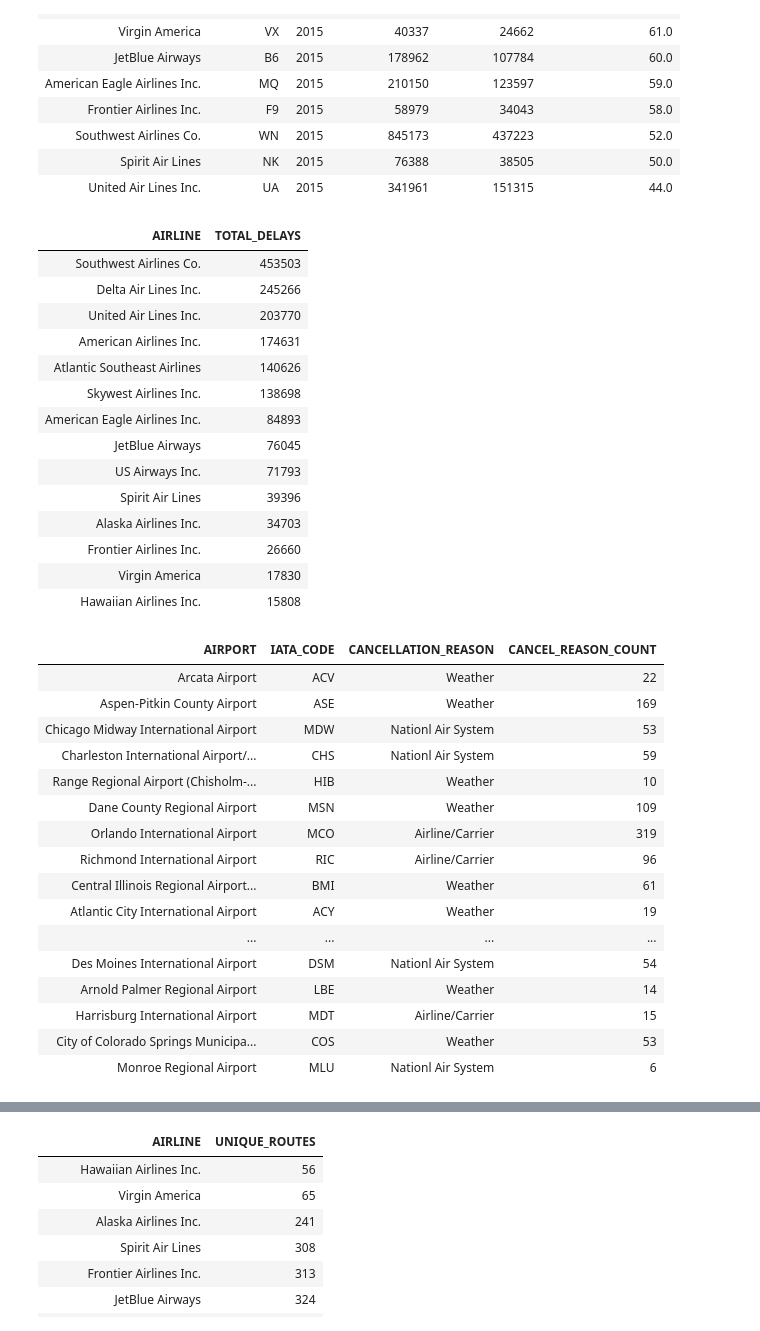
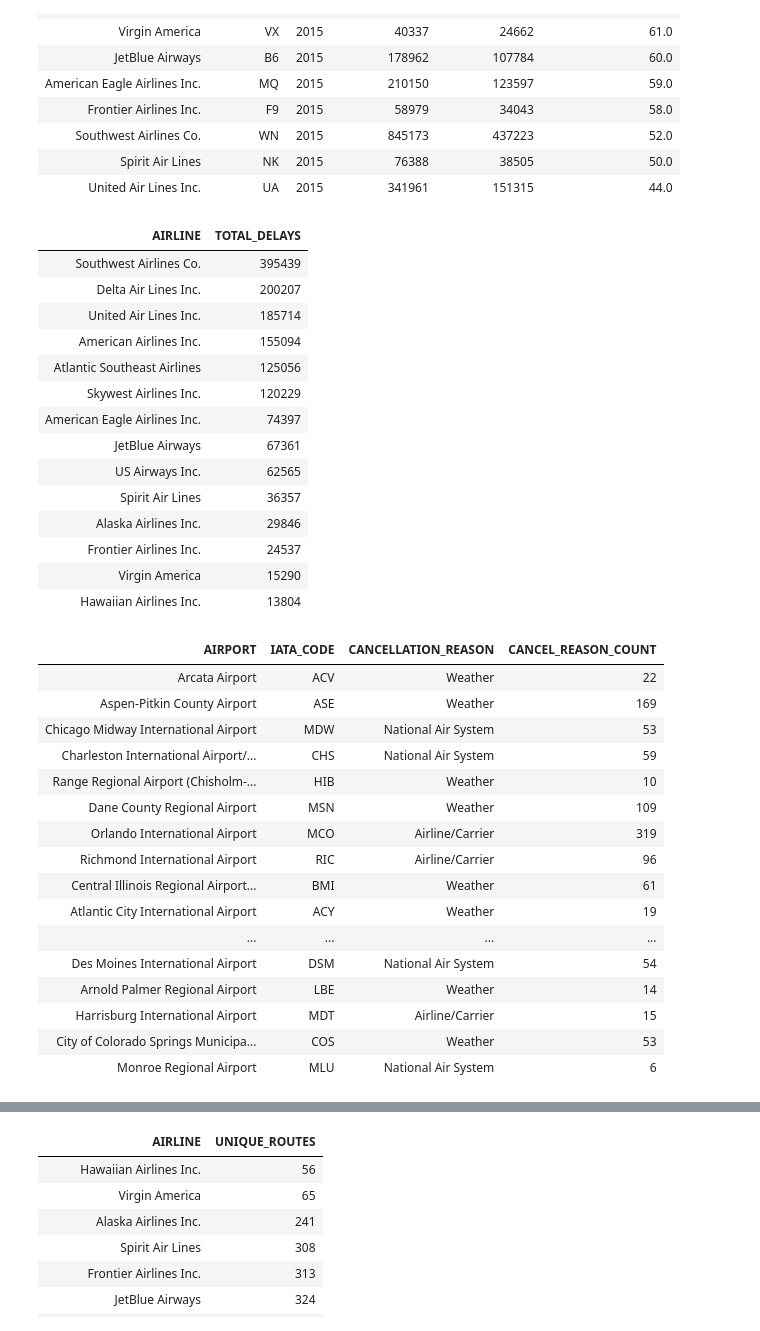
Before and after one commit to mannyq100/flight-analysis-project, a Jupyter notebook: notebooks/Users/emmanuel.quist@outlook.com/flight_data_analysis.ipynb, the cells around one changed output, grey strips where cells are left out. Drawn from its saved outputs; the diff is of its cells as text; code cells hidden in the pictures.

```diff
--- a/notebooks/Users/emmanuel.quist@outlook.com/flight_data_analysis.ipynb
+++ b/notebooks/Users/emmanuel.quist@outlook.com/flight_data_analysis.ipynb
@@ -166,39 +166,39 @@ display(onTimePercentageForAirline)
 # %%
 
 var airlineDelays = spark.sql(s"""
 SELECT   A.AIRLINE, COUNT(*) AS TOTAL_DELAYS
 FROM FLIGHTS F JOIN AIRLINES A
 ON F.AIRLINE = A.IATA_CODE
-WHERE F.DEPARTURE_DELAY >= 0
+WHERE F.DEPARTURE_DELAY > 0
 GROUP BY  A.AIRLINE
 ORDER BY 2 DESC;
 """)
 airlineDelays.write.format("snowflake").options(snowflakeConfig).option("dbtable", "AIRLINE_DELAYS_COUNT").mode(SaveMode.Overwrite).save()
 
 display(airlineDelays)
 # %% [output]
 | AIRLINE | TOTAL_DELAYS |
-| Southwest Airlines Co. | 453503 |
-| Delta Air Lines Inc. | 245266 |
-| United Air Lines Inc. | 203770 |
-| American Airlines Inc. | 174631 |
-| Atlantic Southeast Airlines | 140626 |
-| Skywest Airlines Inc. | 138698 |
-| American Eagle Airlines Inc. | 84893 |
-| JetBlue Airways | 76045 |
-| US Airways Inc. | 71793 |
-| Spirit Air Lines | 39396 |
-| Alaska Airlines Inc. | 34703 |
-| Frontier Airlines Inc. | 26660 |
-| Virgin America | 17830 |
-| Hawaiian Airlines Inc. | 15808 |
+| Southwest Airlines Co. | 395439 |
+| Delta Air Lines Inc. | 200207 |
+| United Air Lines Inc. | 185714 |
+| American Airlines Inc. | 155094 |
+| Atlantic Southeast Airlines | 125056 |
+| Skywest Airlines Inc. | 120229 |
+| American Eagle Airlines Inc. | 74397 |
+| JetBlue Airways | 67361 |
+| US Airways Inc. | 62565 |
+| Spirit Air Lines | 36357 |
+| Alaska Airlines Inc. | 29846 |
+| Frontier Airlines Inc. | 24537 |
+| Virgin America | 15290 |
+| Hawaiian Airlines Inc. | 13804 |
 # %%
 val airportCancelationReasons = spark.sql(s"""
 SELECT A.AIRPORT, A.IATA_CODE,
   CASE
     WHEN F.CANCELLATION_REASON = 'A' THEN 'Airline/Carrier'
     WHEN F.CANCELLATION_REASON = 'B' THEN 'Weather'
-    WHEN F.CANCELLATION_REASON = 'C' THEN 'Nationl Air System'
+    WHEN F.CANCELLATION_REASON = 'C' THEN 'National Air System'
     WHEN F.CANCELLATION_REASON = 'D' THEN 'Security'
     ELSE 'Not Provided'
   END AS CANCELLATION_REASON,
@@ -221,8 +221,8 @@ display(cancellationReasons)
 | AIRPORT | IATA_CODE | CANCELLATION_REASON | CANCEL_REASON_COUNT |
 | Arcata Airport | ACV | Weather | 22 |
 | Aspen-Pitkin County Airport | ASE | Weather | 169 |
-| Chicago Midway International Airport | MDW | Nationl Air System | 53 |
-| Charleston International Airport/... | CHS | Nationl Air System | 59 |
+| Chicago Midway International Airport | MDW | National Air System | 53 |
+| Charleston International Airport/... | CHS | National Air System | 59 |
 | Range Regional Airport (Chisholm-... | HIB | Weather | 10 |
 | Dane County Regional Airport | MSN | Weather | 109 |
 | Orlando International Airport | MCO | Airline/Carrier | 319 |
@@ -230,11 +230,11 @@ display(cancellationReasons)
 | Central Illinois Regional Airport... | BMI | Weather | 61 |
 | Atlantic City International Airport | ACY | Weather | 19 |
 | ... | ... | ... | ... |
-| Des Moines International Airport | DSM | Nationl Air System | 54 |
+| Des Moines International Airport | DSM | National Air System | 54 |
 | Arnold Palmer Regional Airport | LBE | Weather | 14 |
 | Harrisburg International Airport | MDT | Airline/Carrier | 15 |
 | City of Colorado Springs Municipa... | COS | Weather | 53 |
-| Monroe Regional Airport | MLU | Nationl Air System | 6 |
+| Monroe Regional Airport | MLU | National Air System | 6 |
 # %%
 val airportDelayReasons = spark.sql(s"""
 SELECT A.AIRPORT, SUM(F.AIR_SYSTEM_DELAY) AS TOTAL_AIR_SYSTEM_DETALY_TIME, SUM(F.SECURITY_DELAY) AS TOTAL_SECURITY_DELAY_TIME,
```
